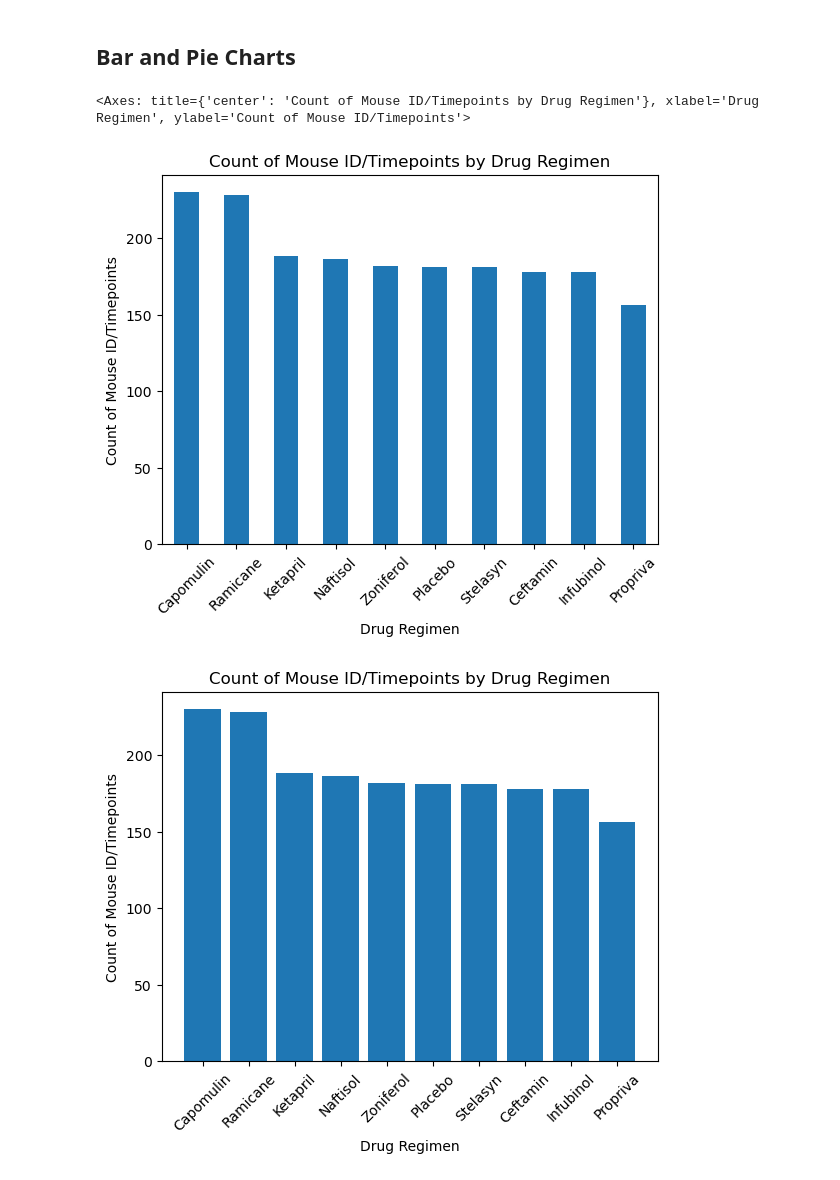
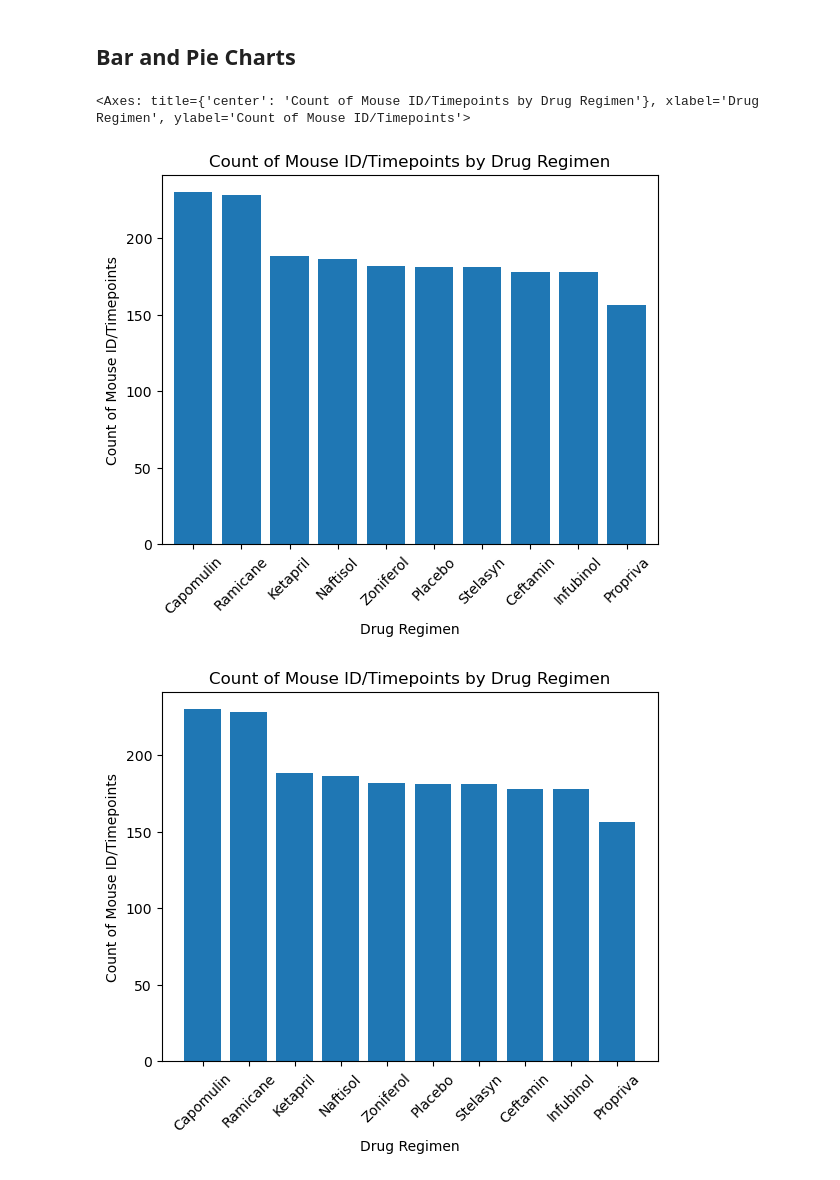
Before and after one commit to nmizzell/pymaceuticals, a Jupyter notebook: Pymaceuticals/pymaceuticals_starter.ipynb, the cells around one changed output. Cells and saved outputs as stored; diff of their text form; code cells hidden in the pictures.

```diff
--- a/Pymaceuticals/pymaceuticals_starter.ipynb
+++ b/Pymaceuticals/pymaceuticals_starter.ipynb
@@ -144,22 +144,23 @@ summary_stats_by_regimen
 # %%
 # Generate a bar plot showing the total number of rows (Mouse ID/Timepoints) for each drug regimen using Pandas.
 x = 'Drug Regimen'
 y = 'count'
 
 summary_stats_by_regimen = summary_stats_by_regimen.sort_values(by='count', ascending=False)
 
 summary_stats_by_regimen.plot(x=x
                             ,y=y
                             ,kind='bar'
                             ,title='Count of Mouse ID/Timepoints by Drug Regimen'
                             ,xlabel=x
                             ,ylabel='Count of Mouse ID/Timepoints'
                             ,legend=False
                             ,rot=45
-                            ,grid=False)
+                            ,grid=False
+                            ,width=0.8)
 # %% [output]
 <Axes: title={'center': 'Count of Mouse ID/Timepoints by Drug Regimen'}, xlabel='Drug Regimen', ylabel='Count of Mouse ID/Timepoints'>
-[figure, old version]
+[figure, new version]
 # %%
 # Generate a bar plot showing the total number of rows (Mouse ID/Timepoints) for each drug regimen using pyplot.
 
```
Also changed, not shown: parts of 3 cells of this notebook.
